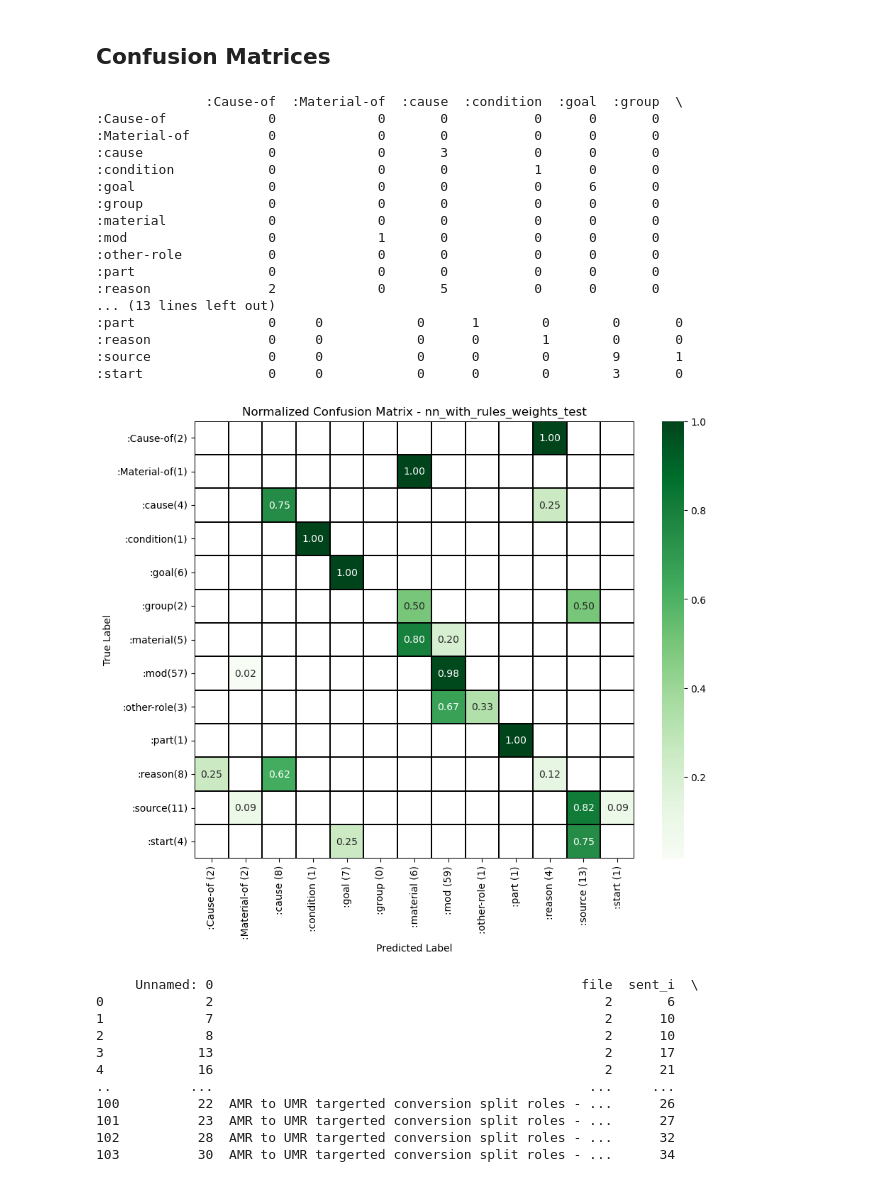
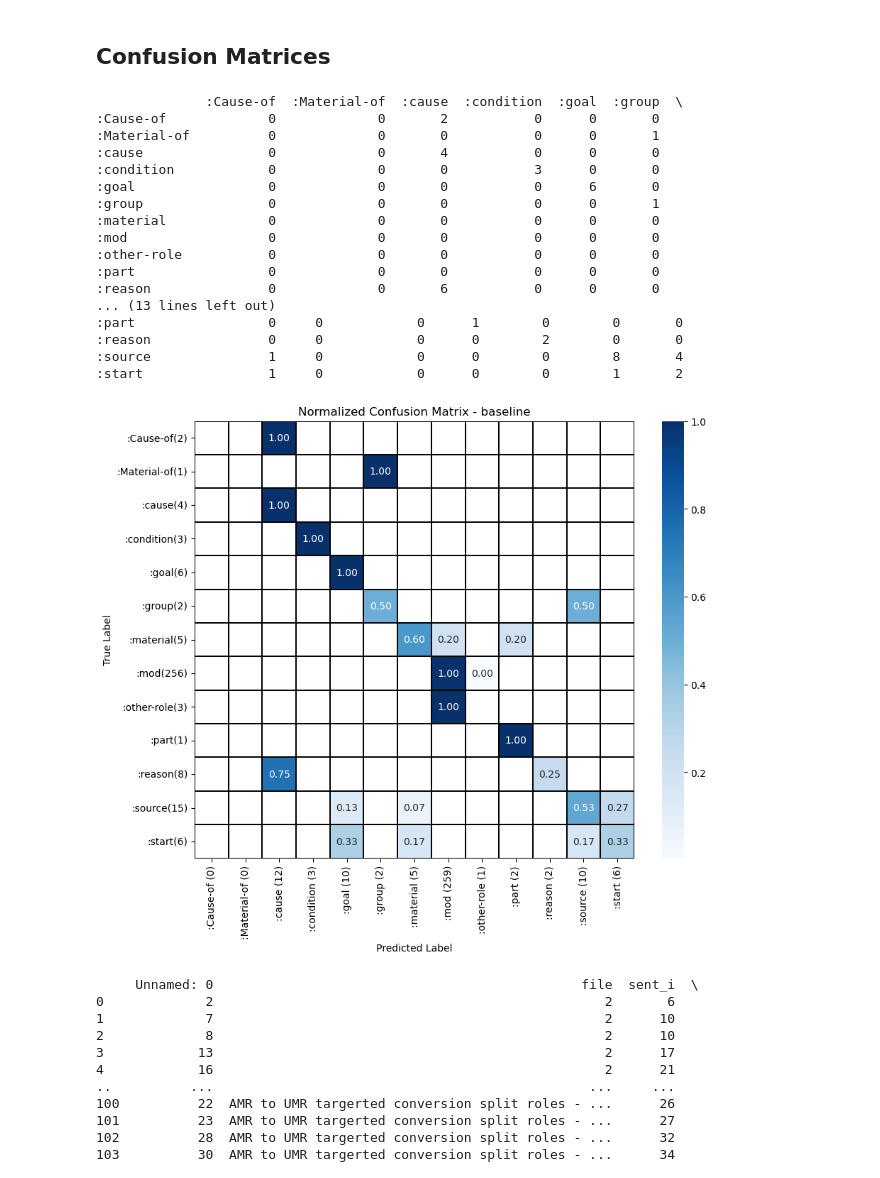
Before and after one commit to clairepost/AMRtoUMR, a Jupyter notebook: results.ipynb, the cells around one changed output. Drawn from its saved outputs; the diff is of its cells as text; code cells hidden in the pictures.

```diff
--- a/results.ipynb
+++ b/results.ipynb
@@ -503,7 +503,7 @@ def plot_normalized_heatmap(df, model_name):
 
     # Plotting the heatmap
     plt.figure(figsize=(10, 8))
-    sns.heatmap(cm_normalized, annot=True, fmt=".2f", cmap="Greens",
+    sns.heatmap(cm_normalized, annot=True, fmt=".2f", cmap="Blues",
                 xticklabels=x_ticks, yticklabels=y_ticks,linewidths = 0.2, linecolor = "black")
     plt.title(f'Normalized Confusion Matrix - {model_name}')
     plt.xlabel('Predicted Label')
@@ -511,29 +511,29 @@ def plot_normalized_heatmap(df, model_name):
     plt.ylabel('True Label')
     plt.show()
 # %%
-model_name = 'nn_with_rules_weights_test'
+model_name = 'baseline'
 aggregated_df = aggregated_dataframes[model_name]
 
 plot_normalized_heatmap(aggregated_df, model_name)
 # %% [output]
               :Cause-of  :Material-of  :cause  :condition  :goal  :group  \
-:Cause-of             0             0       0           0      0       0
-:Material-of          0             0       0           0      0       0
-:cause                0             0       3           0      0       0
-:condition            0             0       0           1      0       0
+:Cause-of             0             0       2           0      0       0
+:Material-of          0             0       0           0      0       1
+:cause                0             0       4           0      0       0
+:condition            0             0       0           3      0       0
 :goal                 0             0       0           0      6       0
-:group                0             0       0           0      0       0
+:group                0             0       0           0      0       1
 :material             0             0       0           0      0       0
-:mod                  0             1       0           0      0       0
+:mod                  0             0       0           0      0       0
 :other-role           0             0       0           0      0       0
 :part                 0             0       0           0      0       0
-:reason               2             0       5           0      0       0
+:reason               0             0       6           0      0       0
 ... (13 lines left out)
 :part                 0     0            0      1        0        0       0
-:reason               0     0            0      0        1        0       0
-:source               0     0            0      0        0        9       1
-:start                0     0            0      0        0        3       0
+:reason               0     0            0      0        2        0       0
+:source               1     0            0      0        0        8       4
+:start                1     0            0      0        0        1       2
-[figure, old version]
+[figure, new version]
 # %%
 print(aggregated_dataframes["baseline"])
 # %% [output]
```
Also changed, not shown: parts of 8 cells of this notebook.
